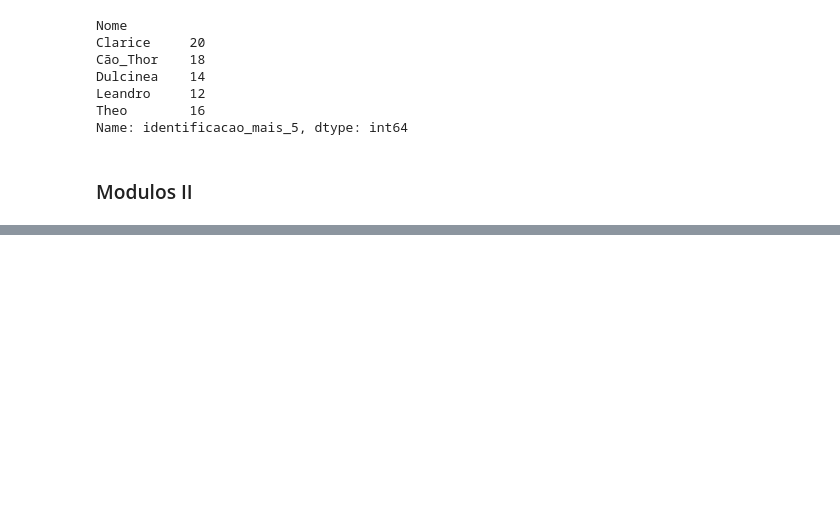
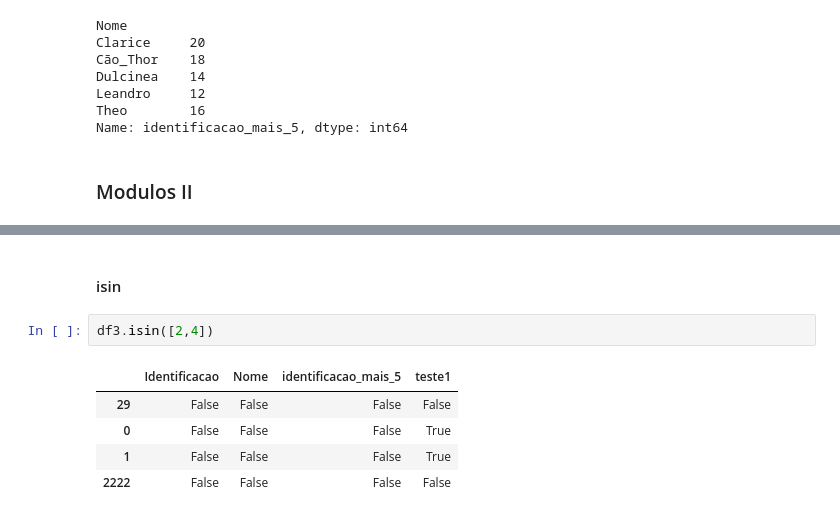
Before and after one commit to LeandroSobreiro/udemy_aulas, a Jupyter notebook: DataFrame.ipynb, the cells around one changed output, grey strips where cells are left out. Cells and saved outputs as stored; diff of their text form; blank space fills up the shorter version.

```diff
--- a/DataFrame.ipynb
+++ b/DataFrame.ipynb
@@ -757,0 +766,10 @@ Name: identificacao_mais_5, dtype: int64
+# %% [markdown]
+#### isin
+# %%
+df3.isin([2,4])
+# %% [output]
+|  | Identificacao | Nome | identificacao_mais_5 | teste1 |
+| 29 | False | False | False | False |
+| 0 | False | False | False | True |
+| 1 | False | False | False | True |
+| 2222 | False | False | False | False |
```
Also changed, not shown: parts of 39 cells of this notebook, 4 other files.
